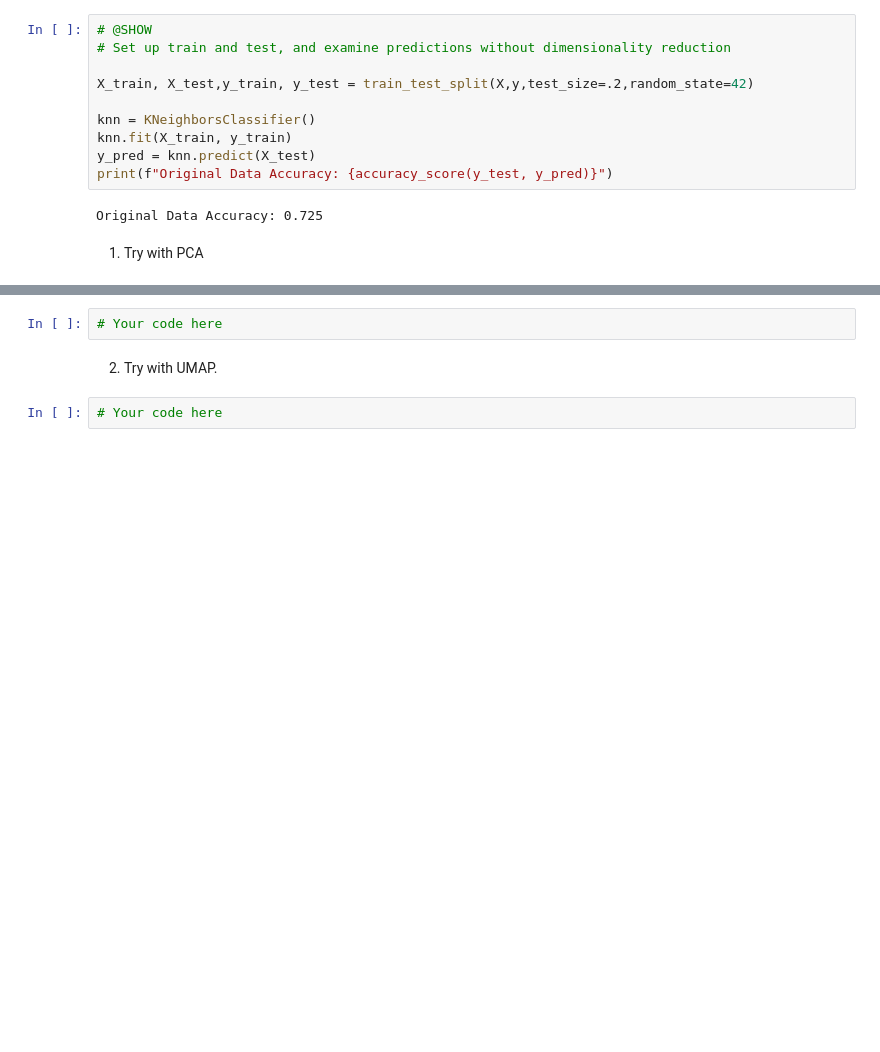
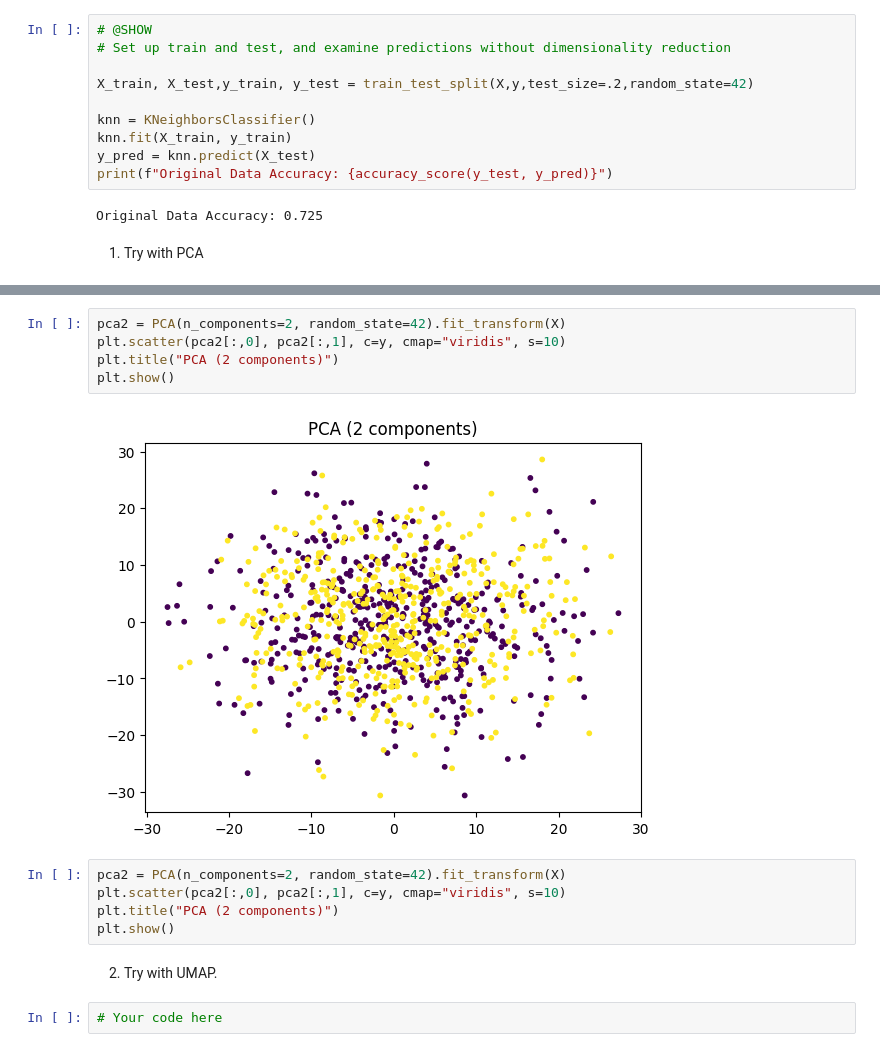
Before and after one commit to SU-IST707-FS25/week-4-materials-zseidel18, a Jupyter notebook: assignment.ipynb, the cells around one changed output, grey strips where cells are left out. Drawn from its saved outputs; the diff is of its cells as text; blank space fills up the shorter version.

```diff
--- a/assignment.ipynb
+++ b/assignment.ipynb
@@ -333,5 +347,15 @@ Original Data Accuracy: 0.725
+# %%
+pca2 = PCA(n_components=2, random_state=42).fit_transform(X)
+plt.scatter(pca2[:,0], pca2[:,1], c=y, cmap="viridis", s=10)
+plt.title("PCA (2 components)")
+plt.show()
+# %% [output]
+[figure, added]
 # %%
-# Your code here
+pca2 = PCA(n_components=2, random_state=42).fit_transform(X)
+plt.scatter(pca2[:,0], pca2[:,1], c=y, cmap="viridis", s=10)
+plt.title("PCA (2 components)")
+plt.show()
 # %% [markdown]
 2. Try with UMAP.
 # %%
```
Also changed, not shown: parts of 1 cell of this notebook.
